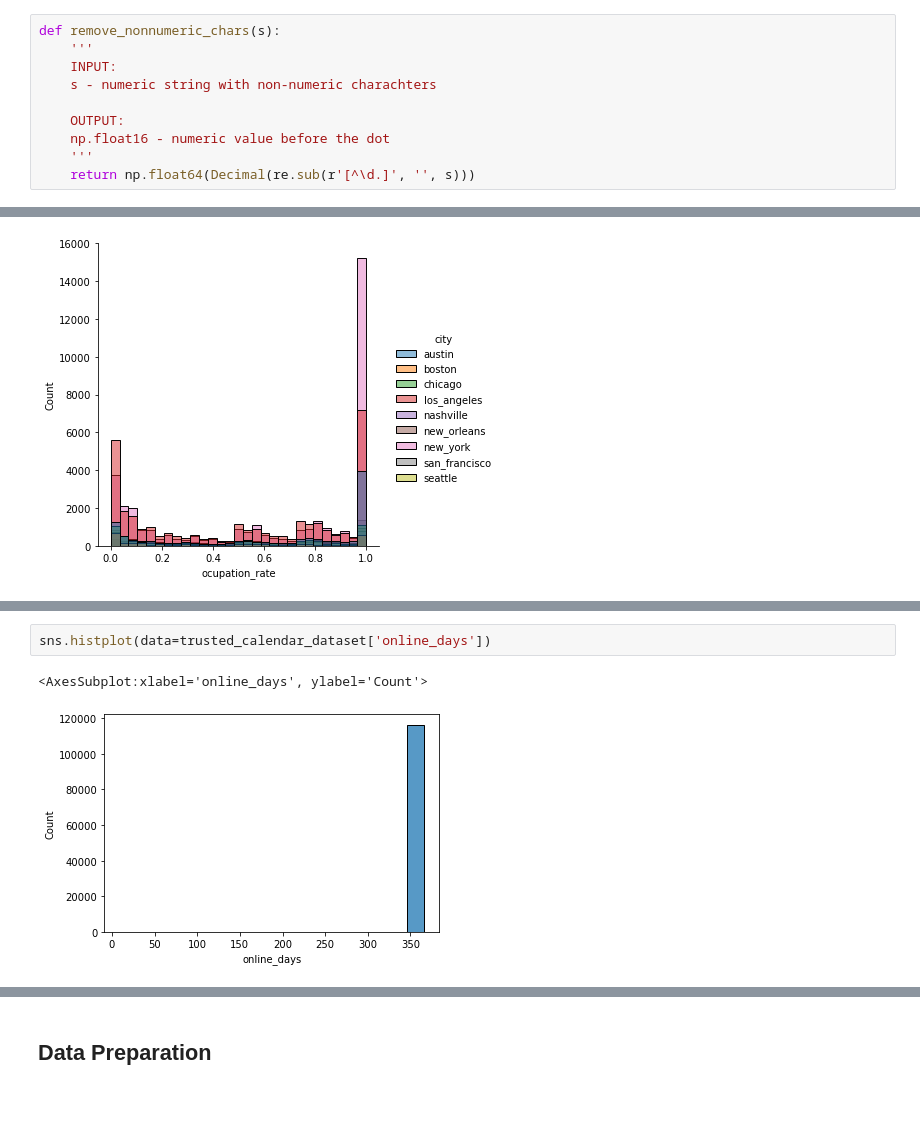
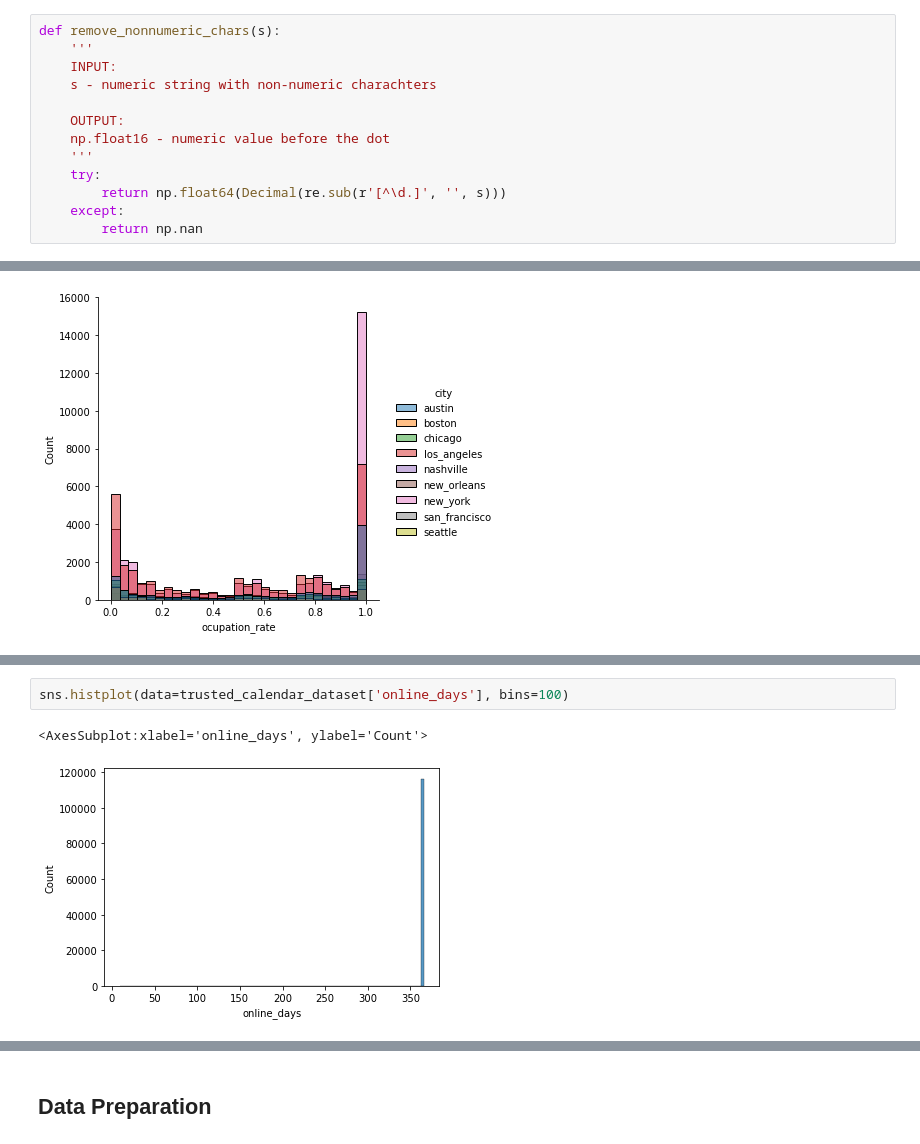
Before and after one commit to vpontello/AirBnb_feature_importance, a Jupyter notebook: DataScience_Post.ipynb, the cells around one changed output, grey strips where cells are left out. Cells and saved outputs as stored; diff of their text form; blank space fills up the shorter version.

Commit message:
listing trusted dataset consolidation

```diff
--- a/DataScience_Post.ipynb
+++ b/DataScience_Post.ipynb
@@ -183,7 +185,10 @@ def remove_nonnumeric_chars(s):
     OUTPUT:
     np.float16 - numeric value before the dot
     '''
-    return np.float64(Decimal(re.sub(r'[^\d.]', '', s)))
+    try:
+        return np.float64(Decimal(re.sub(r'[^\d.]', '', s)))
+    except:
+        return np.nan
 # %%
 def create_dummy_df(df, cat_cols, dummy_na):
     '''
@@ -523,5 +532,5 @@ sns.histplot(x='ocupation_duration_mean', data=df_calendar_agg, hue='city', bins
 # %%
-sns.histplot(data=trusted_calendar_dataset['online_days'])
+sns.histplot(data=trusted_calendar_dataset['online_days'], bins=100)
 # %% [output]
 <AxesSubplot:xlabel='online_days', ylabel='Count'>
-[figure, old version]
+[figure, new version]
```
Also changed, not shown: parts of 66 cells of this notebook.
